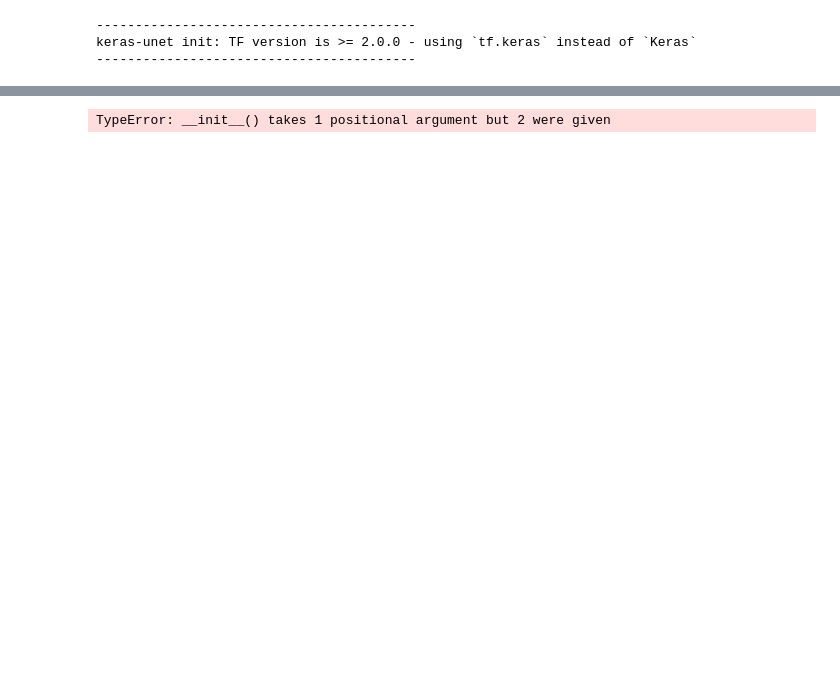
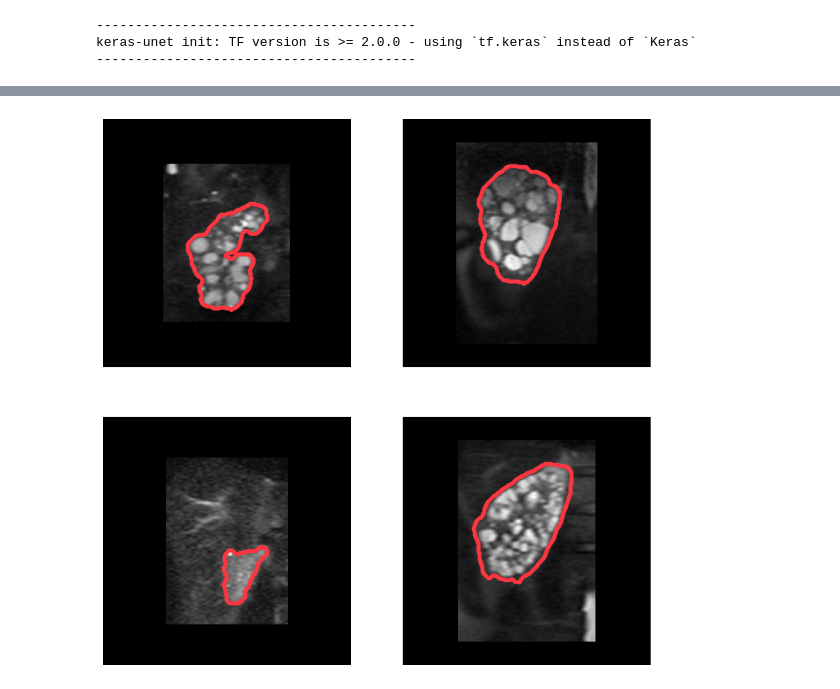
Before and after one commit to EmmaSchmidt2021/Kidney-Segmentation-Jupyter, a Jupyter notebook: AutoUnet.ipynb, the cells around one changed output, grey strips where cells are left out. Saved outputs shown, nothing was run; the diff lists cells and outputs as text; code cells hidden in the pictures; blank space fills up the shorter version.

```diff
--- a/AutoUnet.ipynb
+++ b/AutoUnet.ipynb
@@ -24,5 +128,8 @@ from automouse_model import automouseTKV_model
+# %%
+visualise_data(x_train, y_train)
+plt.show()
+# %% [output]
+[figure, added]
 # %%
 
-model = automouseTKV_model() #TODO: instantiate the custom_unet object
+model = automouseTKV_model_2() #TODO: instantiate the custom_unet object
-# %% [output]
-TypeError: __init__() takes 1 positional argument but 2 were given
```
Also changed, not shown: parts of 12 cells of this notebook, 2 other files.
